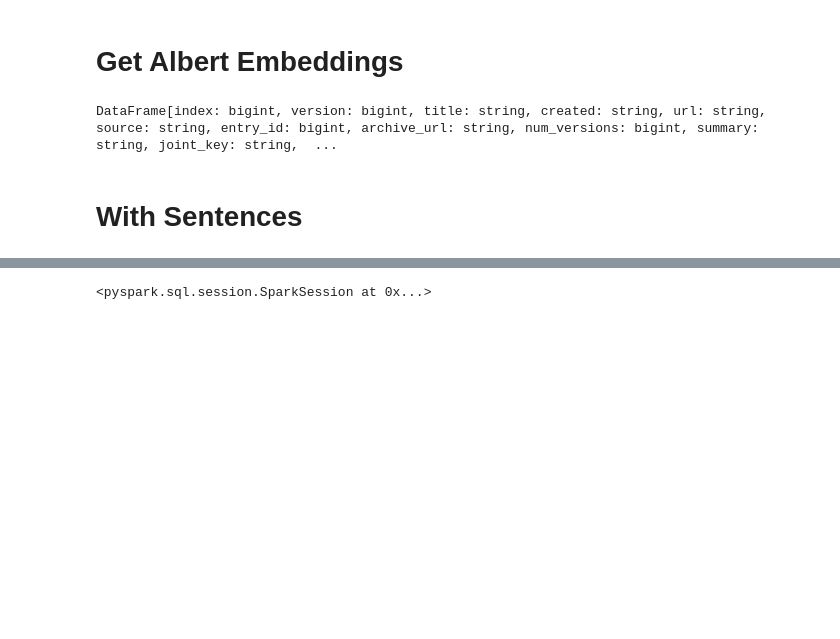
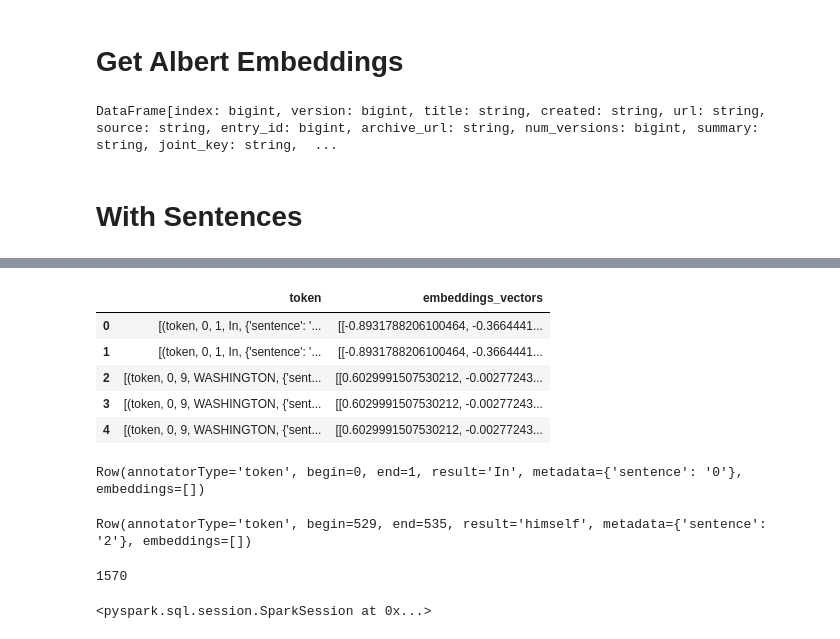
Before and after one commit to alex2awesome/edit-pathways, a Jupyter notebook: notebooks/2021-04-11_spark-nlp.ipynb, the cells around one changed output, grey strips where cells are left out. Drawn from its saved outputs; the diff is of its cells as text; code cells hidden in the pictures; blank space fills up the shorter version.

```diff
--- a/notebooks/2021-04-11_spark-nlp.ipynb
+++ b/notebooks/2021-04-11_spark-nlp.ipynb
@@ -38,7 +46,7 @@ conn = sqlite3.connect('newssniffer-nytimes.db')
 
 df = pd.read_sql('''
      SELECT * from entryversion
-     WHERE entry_id IN (SELECT distinct entry_id FROM entryversion LIMIT 200)
+     WHERE entry_id IN (SELECT distinct entry_id FROM entryversion LIMIT 2)
  ''', con=conn)
 
 # df = pd.read_sql('''
@@ -226,0 +326,2 @@ t2_df = (df_bert
+# %%
+dfp = df_bert.toPandas()
@@ -226,0 +330,21 @@ t2_df = (df_bert
+# %%
+dfp[['token', 'embeddings_vectors']]
+# %% [output]
+|  | token | embeddings_vectors |
+| 0 | [(token, 0, 1, In, {'sentence': '... | [[-0.8931788206100464, -0.3664441... |
+| 1 | [(token, 0, 1, In, {'sentence': '... | [[-0.8931788206100464, -0.3664441... |
+| 2 | [(token, 0, 9, WASHINGTON, {'sent... | [[0.6029991507530212, -0.00277243... |
+| 3 | [(token, 0, 9, WASHINGTON, {'sent... | [[0.6029991507530212, -0.00277243... |
+| 4 | [(token, 0, 9, WASHINGTON, {'sent... | [[0.6029991507530212, -0.00277243... |
+# %%
+dfp['token'][0][0]
+# %% [output]
+Row(annotatorType='token', begin=0, end=1, result='In', metadata={'sentence': '0'}, embeddings=[])
+# %%
+dfp['token'][0][100]
+# %% [output]
+Row(annotatorType='token', begin=529, end=535, result='himself', metadata={'sentence': '2'}, embeddings=[])
+# %%
+len(dfp['embeddings_vectors'][0])
+# %% [output]
+1570
```
Also changed, not shown: parts of 20 cells of this notebook.
